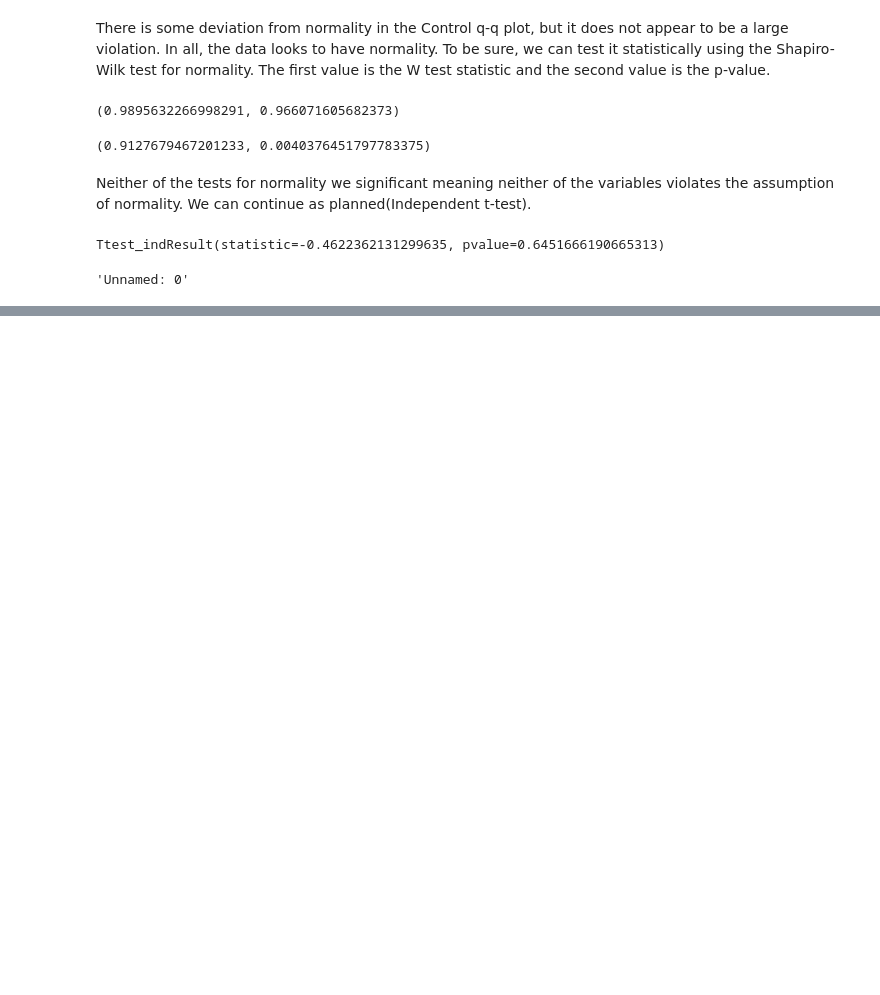
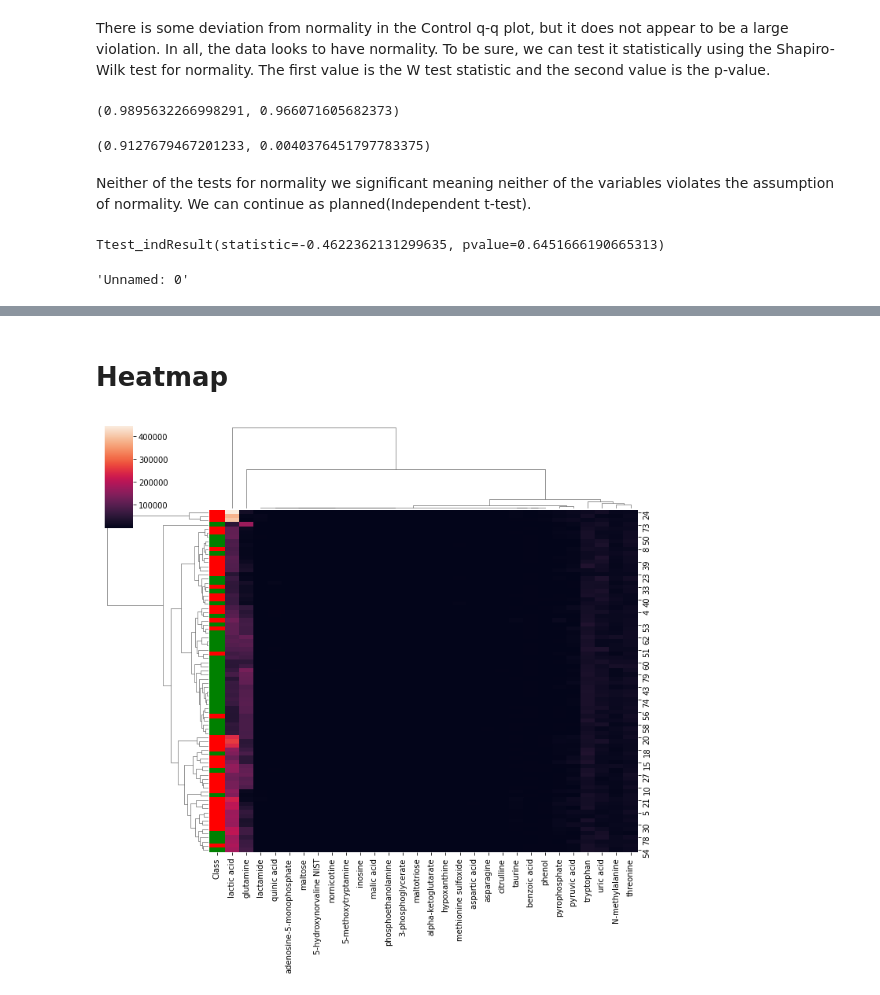
Before and after one commit to utshabkg/lung_cancer_biomarker, a Jupyter notebook: plasma/metabolic tests/plasma_test.ipynb, the cells around one changed output, grey strips where cells are left out. Cells and saved outputs as stored; diff of their text form; code cells hidden in the pictures; blank space fills up the shorter version.

Commit message:
added heatmap

```diff
--- a/plasma/metabolic tests/plasma_test.ipynb
+++ b/plasma/metabolic tests/plasma_test.ipynb
@@ -118,0 +124,4 @@ result_df
+# %%
+metabolics = result_df[(result_df['p-value(t)'] < 0.01) | (result_df['p-value(k)'] < 0.01)].loc[:, 'Metabolics']
+metabolics = metabolics.to_numpy()
+metabolics
@@ -118,0 +140,4 @@ result_df
+# %%
+final_df = df.loc[:, metabolics]
+final_df = pd.concat([final_df, df.loc[:, 'Class']], axis=1)
+final_df
@@ -118,0 +158,17 @@ result_df
+# %% [markdown]
+# Heatmap
+# %%
+# Data set
+import seaborn as sns
+Class = final_df.pop("Class")
+# final_df = final_df.set_index('Metabolics')
+
+lut = dict(zip(Class.unique(), "rgb"))
+row_colors = Class.map(lut)
+# Default plot
+sns.clustermap(final_df, row_colors=row_colors)
+
+# Show the graph
+plt.show()
+# %% [output]
+[figure, added]
```
Also changed, not shown: parts of 7 cells of this notebook.
